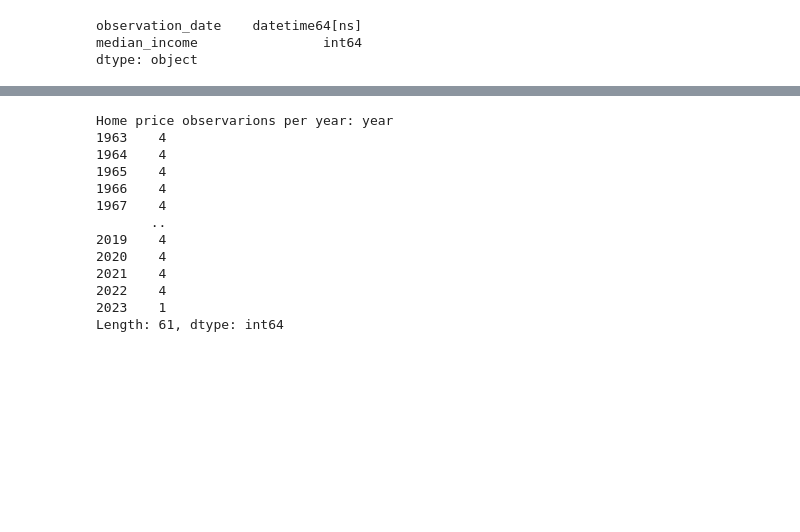
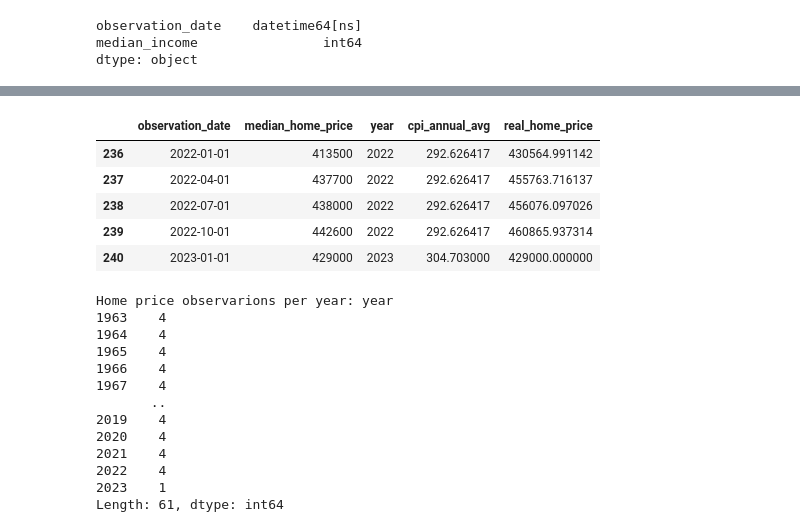
Before and after one commit to Djaser23/MM_GDP, a Jupyter notebook: MM_GDP.ipynb, the cells around one changed output, grey strips where cells are left out. Drawn from its saved outputs; the diff is of its cells as text; code cells hidden in the pictures; blank space fills up the shorter version.

```diff
--- a/MM_GDP.ipynb
+++ b/MM_GDP.ipynb
@@ -71,7 +71,7 @@ from typing import Callable
 
 # Source: Federal Reserve Bank of St. Louis (FRED)
 # Median Home Price Data: https://fred.stlouisfed.org/series/MSPUS
-home_price_df = pd.read_csv('data/1963-01-01_Med_Home_Price.csv')
+home_price_df = pd.read_csv('data/MSPUS-2.csv')
 
 # Rename columns for easier comprehension
 home_price_df = home_price_df.rename(columns={"MSPUS": "median_home_price"})
@@ -227,0 +234,8 @@ Difference between 2023 and 1962: 61
+# %%
+# Trim datasets to matching time interval: 1963-01-01 to 2024-01-01
+# Limited by income data availability (MEFAINUSA672N ends 2024-01-01)
+income_copy = income_copy[income_copy['observation_date'] >= '1963-01-01']
+home_price_copy = home_price_copy[home_price_copy['observation_date'] <= '2024-01-01']
+# Verify row counts
+print(f"Income observations: {len(income_copy)}")
+print(f"Home price observations: {len(home_price_copy)}")
@@ -228,3 +251,12 @@ Difference between 2023 and 1962: 61
+# %%
+home_price_copy.tail()
+# %% [output]
+|  | observation_date | median_home_price | year | cpi_annual_avg | real_home_price |
+| 236 | 2022-01-01 | 413500 | 2022 | 292.626417 | 430564.991142 |
+| 237 | 2022-04-01 | 437700 | 2022 | 292.626417 | 455763.716137 |
+| 238 | 2022-07-01 | 438000 | 2022 | 292.626417 | 456076.097026 |
+| 239 | 2022-10-01 | 442600 | 2022 | 292.626417 | 460865.937314 |
+| 240 | 2023-01-01 | 429000 | 2023 | 304.703000 | 429000.000000 |
 # %%
 # Extract year from the observation_date column
 home_price_copy['year'] = home_price_copy['observation_date'].dt.year
```
Also changed, not shown: parts of 8 cells of this notebook.
